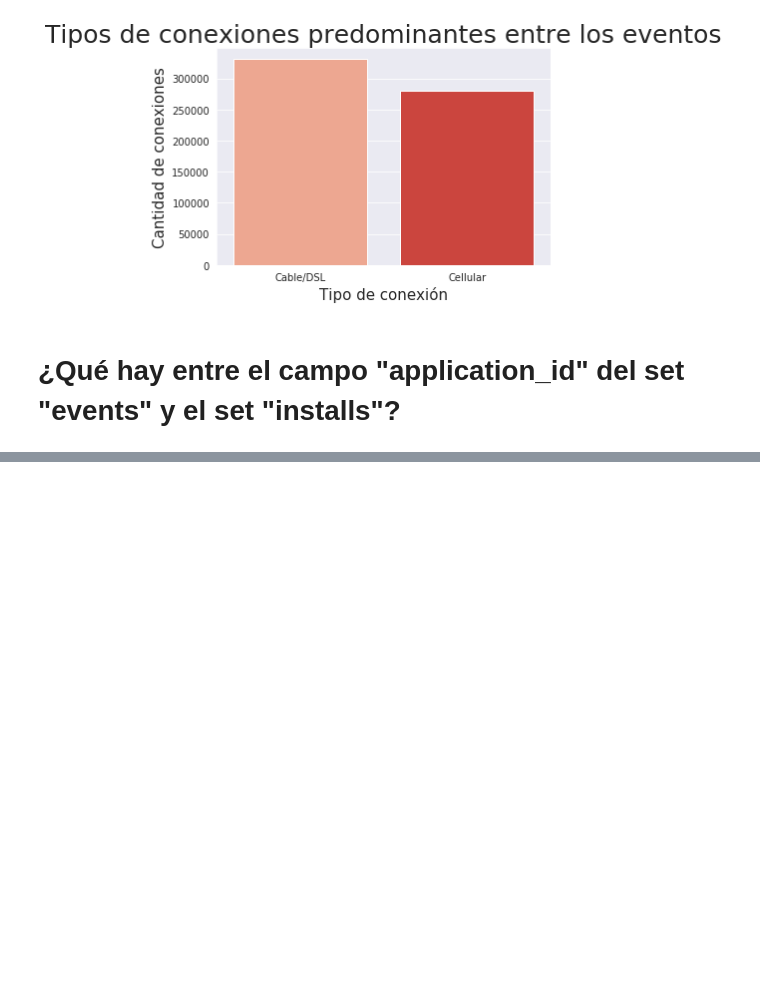
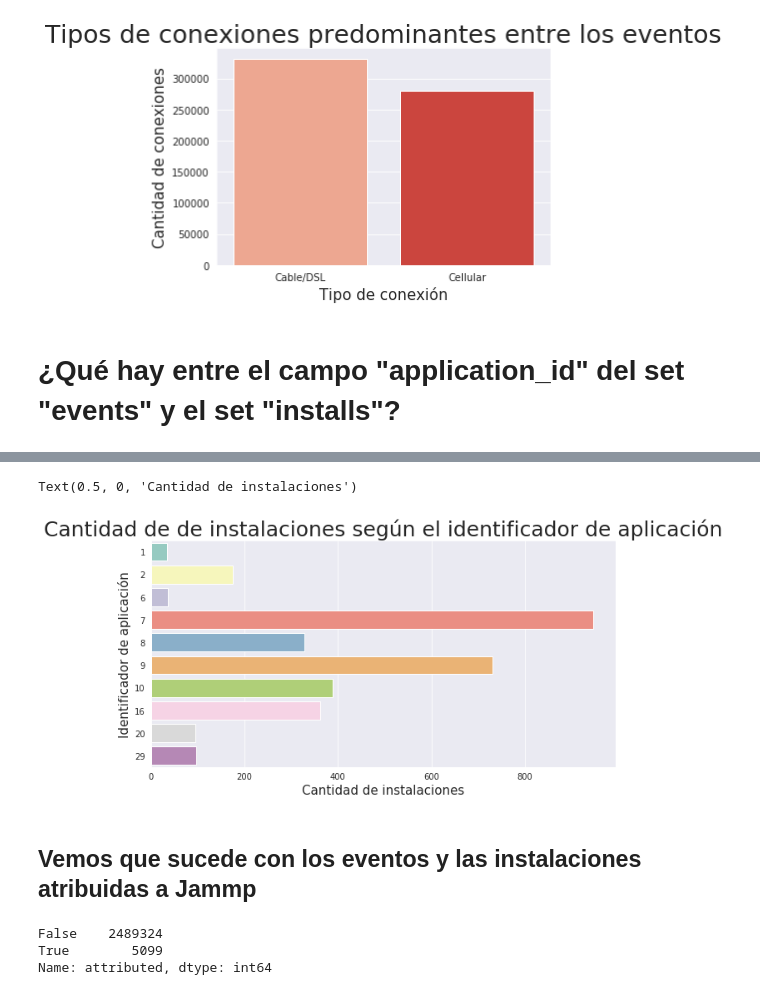
Before and after one commit to EscobarMariaSol/Organizacion-de-datos, a Jupyter notebook: TP1-Primeras-Pruebas.ipynb, the cells around one changed output, grey strips where cells are left out. Cells and saved outputs as stored; diff of their text form; code cells hidden in the pictures; blank space fills up the shorter version.

```diff
--- a/TP1-Primeras-Pruebas.ipynb
+++ b/TP1-Primeras-Pruebas.ipynb
@@ -378,0 +349,22 @@ eventos_atrib_app.head()
+# %%
+apps_populares_inst = inst["application_id"].value_counts().nlargest(10)
+# %%
+plt.figure(figsize=(10,5))
+sns.set_style('darkgrid')
+grf3 = sns.barplot(x = apps_populares_inst.values, y = apps_populares_inst.index, orient = 'h', palette = 'Set3')
+grf3.set_title("Cantidad de de instalaciones según el identificador de aplicación", fontsize = 25)
+grf3.set_ylabel("Identificador de aplicación", fontsize = 15)
+grf3.set_xlabel("Cantidad de instalaciones", fontsize = 15)
+# %% [output]
+Text(0.5, 0, 'Cantidad de instalaciones')
+[figure, added]
+# %% [markdown]
+## Vemos que sucede con los eventos y las instalaciones atribuidas a Jammp
+# %%
+#Eventos atribuidos a jummp
+eventos_atrib_app = evts['attributed'].value_counts()
+eventos_atrib_app
+# %% [output]
+False    2489324
+True        5099
+Name: attributed, dtype: int64
```
Also changed, not shown: parts of 10 cells of this notebook.
